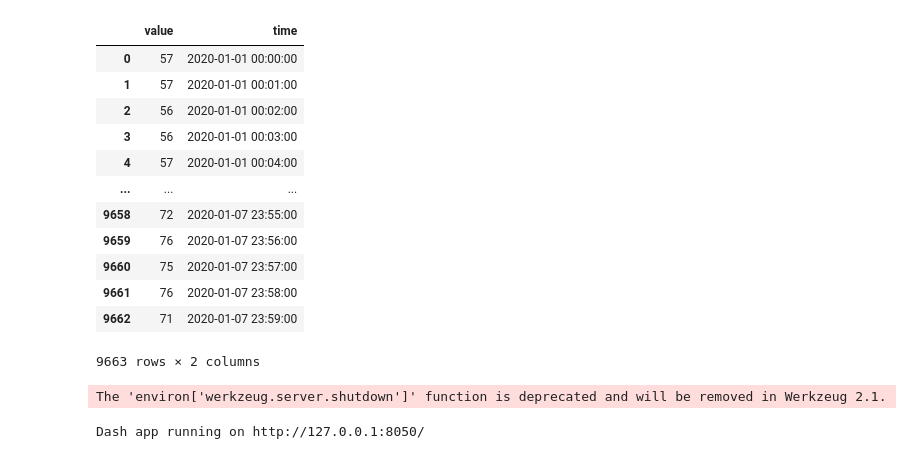
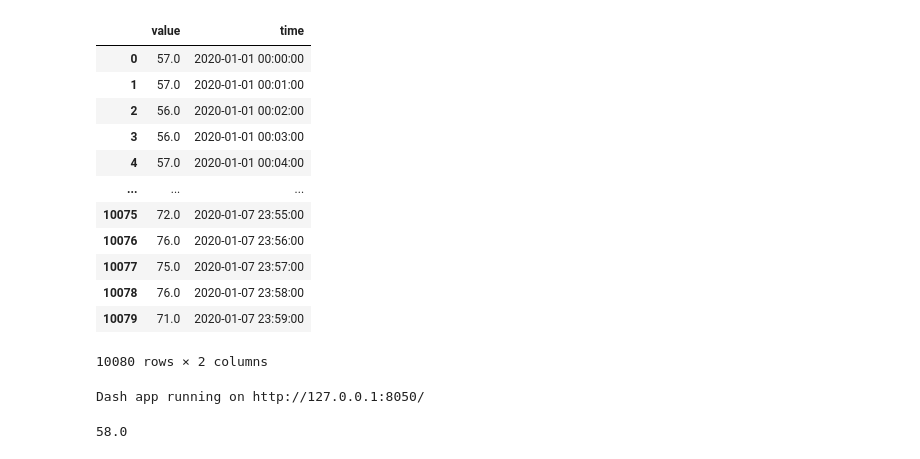
Before and after one commit to mcwaage1/qs, a Jupyter notebook: fitbit/fitbit_dash.ipynb, the cells around one changed output. Cells and saved outputs as stored; diff of their text form; code cells hidden in the pictures.

Commit message:
fitbit/hr dashboard stuff

```diff
--- a/fitbit/fitbit_dash.ipynb
+++ b/fitbit/fitbit_dash.ipynb
@@ -21,34 +21,46 @@ from plotly.subplots import make_subplots
 
 external_stylesheets = ['https://codepen.io/chriddyp/pen/bWLwgP.css']
 # %%
-df = pd.read_csv('~/qs/fitbit/data/hr.csv')
+df = pd.read_csv('~/qs/fitbit/data/hr2.csv')
 df
 # %% [output]
 |  | value | time |
-| 0 | 57 | 2020-01-01 00:00:00 |
-| 1 | 57 | 2020-01-01 00:01:00 |
-| 2 | 56 | 2020-01-01 00:02:00 |
-| 3 | 56 | 2020-01-01 00:03:00 |
-| 4 | 57 | 2020-01-01 00:04:00 |
+| 0 | 57.0 | 2020-01-01 00:00:00 |
+| 1 | 57.0 | 2020-01-01 00:01:00 |
+| 2 | 56.0 | 2020-01-01 00:02:00 |
+| 3 | 56.0 | 2020-01-01 00:03:00 |
+| 4 | 57.0 | 2020-01-01 00:04:00 |
 | ... | ... | ... |
-| 9658 | 72 | 2020-01-07 23:55:00 |
-| 9659 | 76 | 2020-01-07 23:56:00 |
-| 9660 | 75 | 2020-01-07 23:57:00 |
-| 9661 | 76 | 2020-01-07 23:58:00 |
-| 9662 | 71 | 2020-01-07 23:59:00 |
+| 10075 | 72.0 | 2020-01-07 23:55:00 |
+| 10076 | 76.0 | 2020-01-07 23:56:00 |
+| 10077 | 75.0 | 2020-01-07 23:57:00 |
+| 10078 | 76.0 | 2020-01-07 23:58:00 |
+| 10079 | 71.0 | 2020-01-07 23:59:00 |
-9663 rows × 2 columns
+10080 rows × 2 columns
 # %%
 title = 'Fitbit HR Dashboard'
-median_hr = df['value'].median()
 
-rolling=60
-rolling_hr = df['value'].rolling(rolling).mean()
+# df = df
+mean_hr = round(df['value'].mean(), 1)
+max_hr = df['value'].max()
+min_hr = df['value'].min()
+
+# rolling=10
+# rolling_hr = df['value'].rolling(rolling).mean()
 
 fig = go.Figure()
 
 fig.add_trace(go.Scatter(x=df['time'], y=df['value'], name='Heart Rate', connectgaps=False))
-fig.add_trace(go.Scatter(x=df['time'], y=rolling_hr, name=f'{rolling} Minute Rolling Heart Rate'))
-fig.add_shape(type="line",x0=min(df['time']), y0=median_hr, x1=max(df['time']), y1=median_hr, line_dash="dash")
+# fig.add_trace(go.Scatter(x=df['time'], y=rolling_hr, name=f'{rolling} Minute Rolling Heart Rate'))
+
+# fig.add_shape(type="line", x0=min(df['time']), y0=mean_hr, x1=max(df['time']), y1=mean_hr, line_dash="dash")
+fig.add_hline(y=mean_hr, line_dash="dash",
+              #annotation_text=f"Mean HR: {mean_hr}",
+              #annotation_position="bottom right"
+             )
+# fig.add_vrect(x0="2018-09-24", x1="2018-12-18",
+#               annotation_text="decline", annotation_position="top left",
+#               fillcolor="green", opacity=0.25, line_width=0)
 
 fig.update_yaxes(title_text="Heart Rate")
 
@@ -56,7 +68,7 @@ fig.update_layout(title=dict(text=title,
                              yanchor="top",
                              y=.95,
                              xanchor="left",
-                             x=.075),
+                             x=.05),
                  legend=dict(orientation="h",
                              yanchor="bottom",
                              y=1.02,
@@ -64,7 +76,27 @@ fig.update_layout(title=dict(text=title,
                              x=1))
 
 fig.update_layout(
+    hovermode='x unified',
+    dragmode='pan',
+    annotations=[
+        #https://plotly.com/python/text-and-annotations/#adding-annotations-with-xref-and-yref-as-paper
+        #https://community.plotly.com/t/how-to-add-a-text-area-with-custom-text-as-a-kind-of-legend-in-a-plotly-plot/24349/3
+        go.layout.Annotation(
+            text=f'Max HR: {max_hr}<br>Min HR: {min_hr}<br>Mean HR: {mean_hr}',
+            align='left',
+            showarrow=False,
+            xref='paper',
+            yref='paper',
+            yanchor="bottom",
+            y=1.02,
+            xanchor="right",
+            x=1,
+          )],
     xaxis=dict(
+
+        #change to set view window
+        range=[min(df['time']), df['time'][1440]],
+
         rangeselector=dict(
             buttons=list([
                 dict(count=6,
@@ -72,7 +104,7 @@ fig.update_layout(
                      step="hour",
                      stepmode="backward"),
                 dict(count=1,
-                     label="day",
+                     label="24hr",
                      step="day",
                      stepmode="backward"),
                 dict(count=7,
@@ -83,7 +115,7 @@ fig.update_layout(
             ])
         ),
         rangeslider=dict(visible=True),
-        type="date"
+        type="date",
     )
 )
 
@@ -104,5 +136,4 @@ app.layout = html.Div([
 if __name__ == '__main__':
     app.run_server(mode='external', debug=True)
 # %% [output]
-The 'environ['werkzeug.server.shutdown']' function is deprecated and will be removed in Werkzeug 2.1.
+Dash app running on http://127.0.0.1:8050/
-Dash app running on http://127.0.0.1:8050/
@@ -108,0 +143,4 @@ Dash app running on http://127.0.0.1:8050/
+# %%
+df['value'].quantile(.25)
+# %% [output]
+58.0
```
Also changed, not shown: parts of 3 cells of this notebook, 1 other file.
